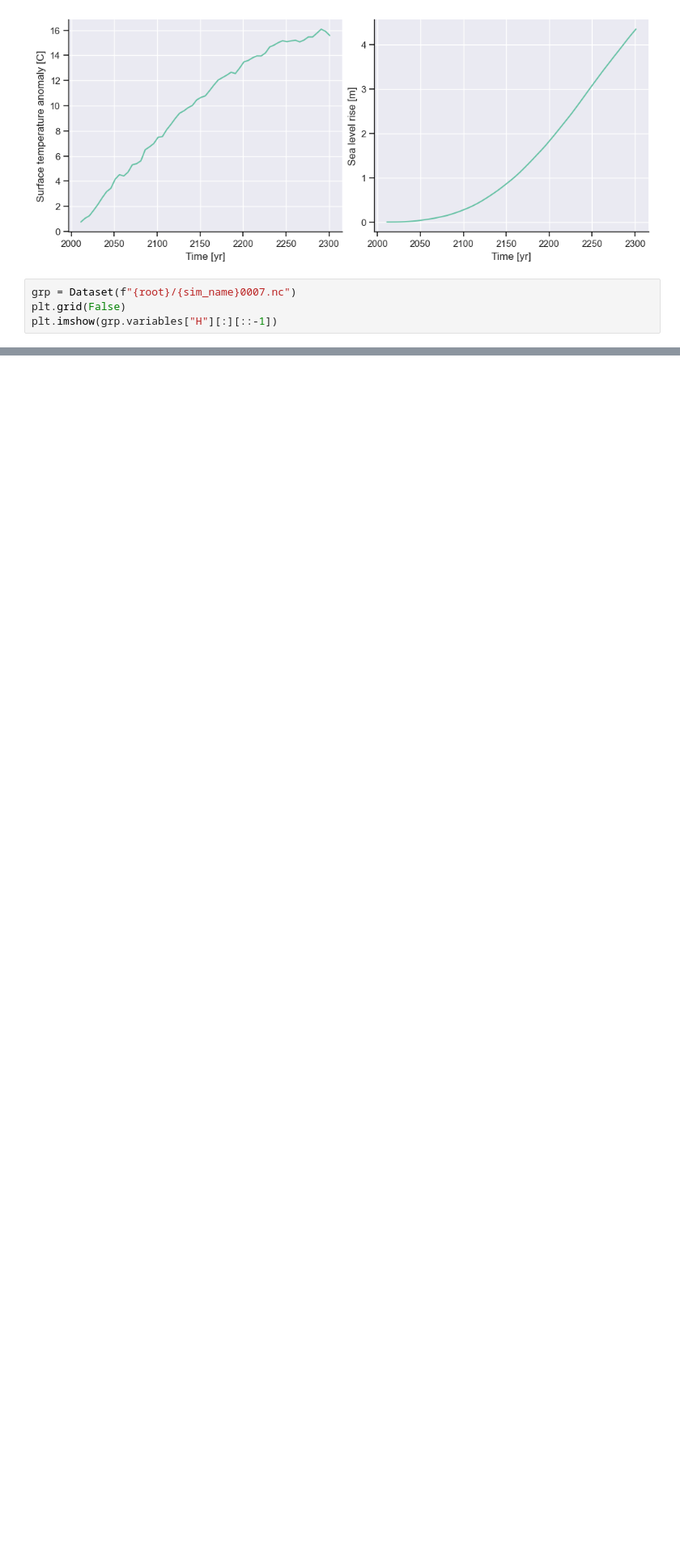
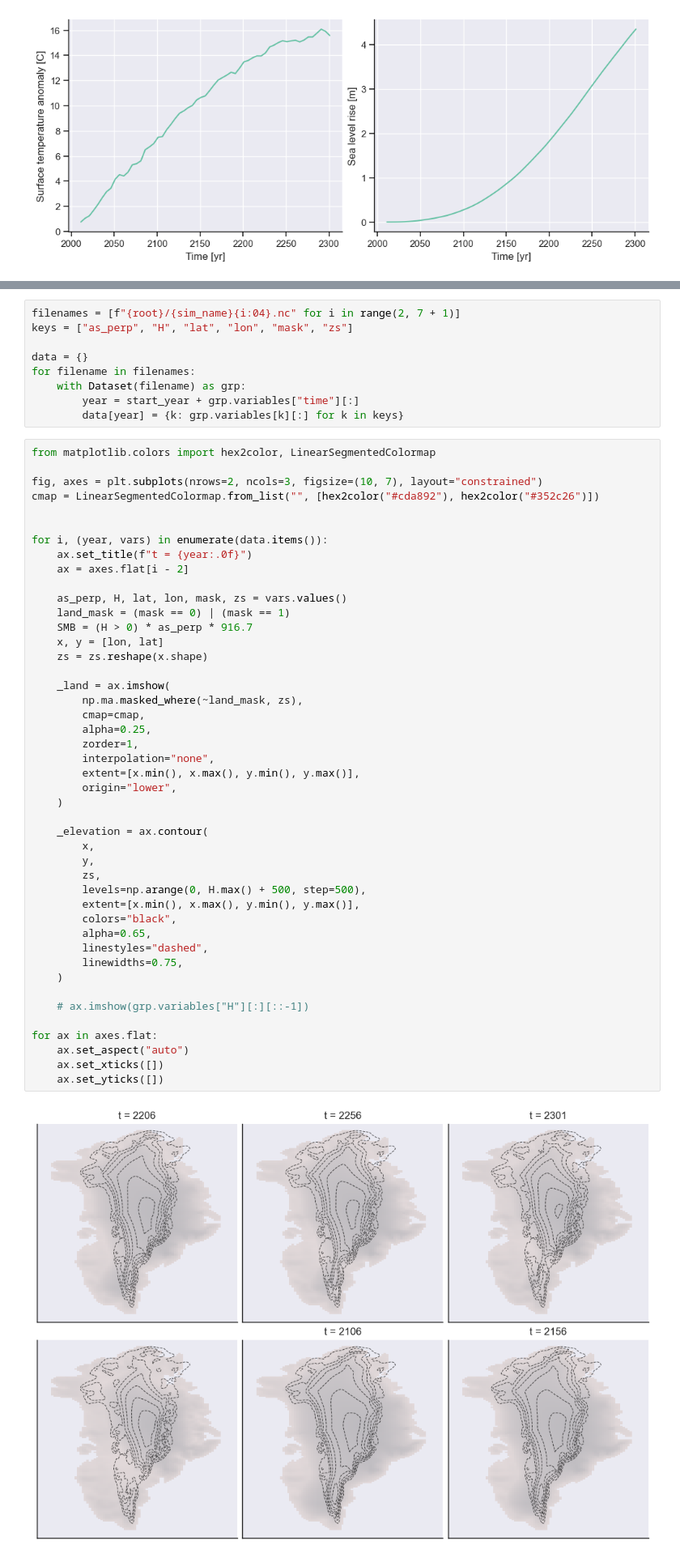
Before and after one commit to Pocket-titan/jelmar, a Jupyter notebook: content/notebooks/simulating_ice.ipynb, the cells around one changed output, grey strips where cells are left out. Shown: that part at 81% size. Cells and saved outputs as stored; diff of their text form; blank space fills up the shorter version.

```diff
--- a/content/notebooks/simulating_ice.ipynb
+++ b/content/notebooks/simulating_ice.ipynb
@@ -284,7 +292,3 @@ for ax in axes:
     ax.set_xlabel("Time [yr]")
 # %% [output]
 [figure]
-# %%
-grp = Dataset(f"{root}/{sim_name}0007.nc")
-plt.grid(False)
-plt.imshow(grp.variables["H"][:][::-1])
@@ -303,0 +295,56 @@ plt.imshow(grp.variables["H"][:][::-1])
+# %%
+filenames = [f"{root}/{sim_name}{i:04}.nc" for i in range(2, 7 + 1)]
+keys = ["as_perp", "H", "lat", "lon", "mask", "zs"]
+
+data = {}
+for filename in filenames:
+    with Dataset(filename) as grp:
+        year = start_year + grp.variables["time"][:]
+        data[year] = {k: grp.variables[k][:] for k in keys}
+# %%
+from matplotlib.colors import hex2color, LinearSegmentedColormap
+
+fig, axes = plt.subplots(nrows=2, ncols=3, figsize=(10, 7), layout="constrained")
+cmap = LinearSegmentedColormap.from_list("", [hex2color("#cda892"), hex2color("#352c26")])
+
+
+for i, (year, vars) in enumerate(data.items()):
+    ax.set_title(f"t = {year:.0f}")
+    ax = axes.flat[i - 2]
+
+    as_perp, H, lat, lon, mask, zs = vars.values()
+    land_mask = (mask == 0) | (mask == 1)
+    SMB = (H > 0) * as_perp * 916.7
+    x, y = [lon, lat]
+    zs = zs.reshape(x.shape)
+
+    _land = ax.imshow(
+        np.ma.masked_where(~land_mask, zs),
+        cmap=cmap,
+        alpha=0.25,
+        zorder=1,
+        interpolation="none",
+        extent=[x.min(), x.max(), y.min(), y.max()],
+        origin="lower",
+    )
+
+    _elevation = ax.contour(
+        x,
+        y,
+        zs,
+        levels=np.arange(0, H.max() + 500, step=500),
+        extent=[x.min(), x.max(), y.min(), y.max()],
+        colors="black",
+        alpha=0.65,
+        linestyles="dashed",
+        linewidths=0.75,
+    )
+
+    # ax.imshow(grp.variables["H"][:][::-1])
+
+for ax in axes.flat:
+    ax.set_aspect("auto")
+    ax.set_xticks([])
+    ax.set_yticks([])
+# %% [output]
+[figure, added]
```
Also changed, not shown: parts of 9 cells of this notebook, 12 other files.
